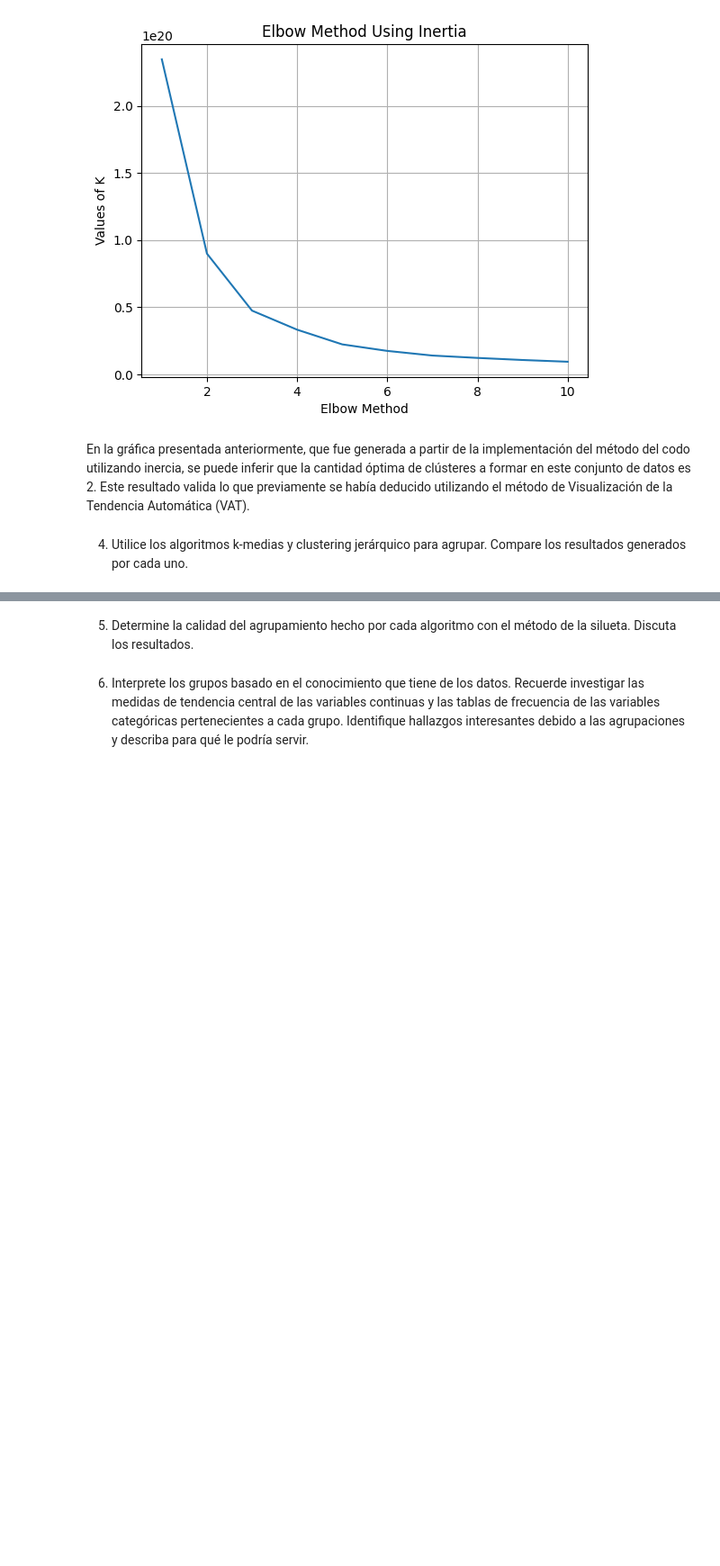
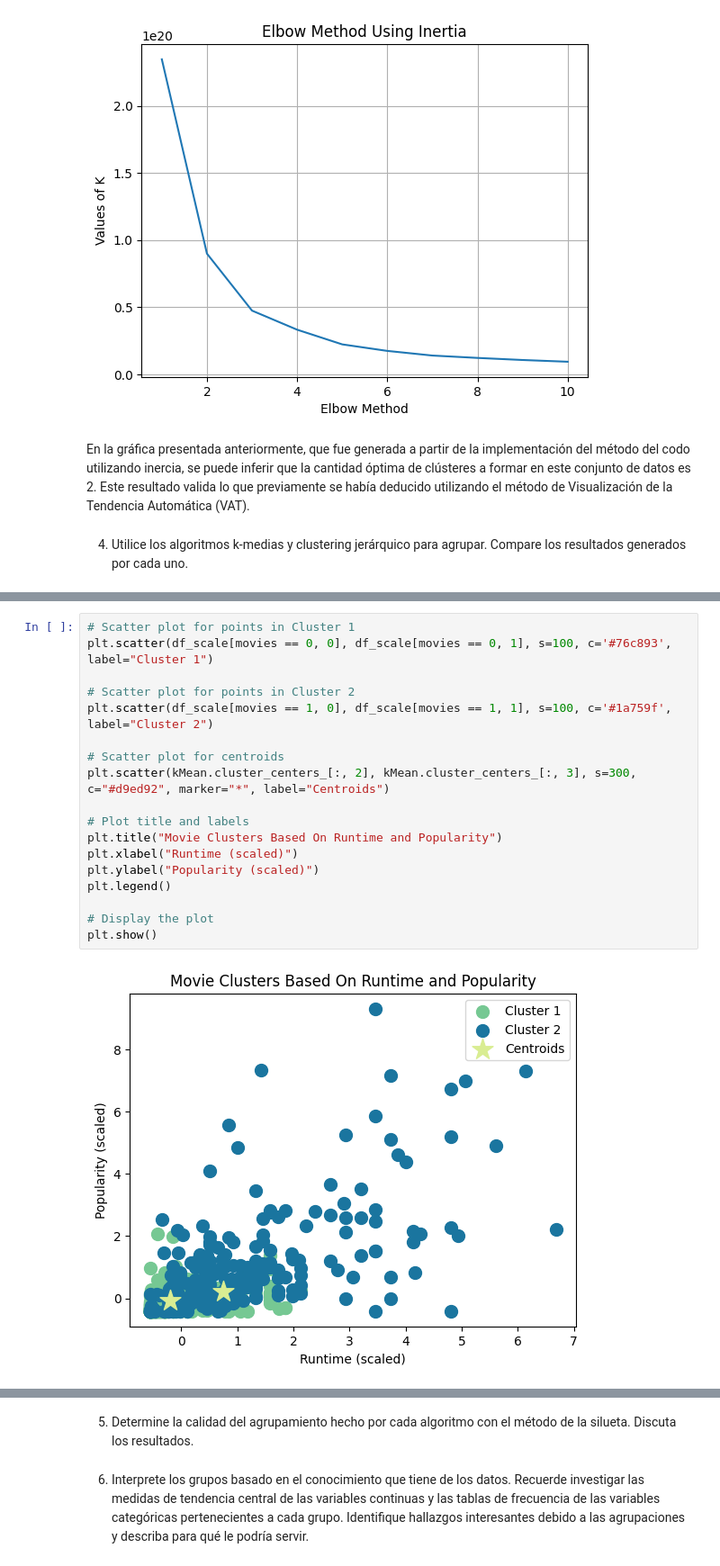
Before and after one commit to MelissaPerez09/HT02-DataMining, a Jupyter notebook: actividades.ipynb, the cells around one changed output, grey strips where cells are left out. Shown: that part at 90% size. Saved outputs shown, nothing was run; the diff lists cells and outputs as text; blank space fills up the shorter version.

```diff
--- a/actividades.ipynb
+++ b/actividades.ipynb
@@ -149,0 +195,20 @@ En la gráfica presentada anteriormente, que fue generada a partir de la impleme
+# %%
+# Scatter plot for points in Cluster 1
+plt.scatter(df_scale[movies == 0, 0], df_scale[movies == 0, 1], s=100, c='#76c893', label="Cluster 1")
+
+# Scatter plot for points in Cluster 2
+plt.scatter(df_scale[movies == 1, 0], df_scale[movies == 1, 1], s=100, c='#1a759f', label="Cluster 2")
+
+# Scatter plot for centroids
+plt.scatter(kMean.cluster_centers_[:, 2], kMean.cluster_centers_[:, 3], s=300, c="#d9ed92", marker="*", label="Centroids")
+
+# Plot title and labels
+plt.title("Movie Clusters Based On Runtime and Popularity")
+plt.xlabel("Runtime (scaled)")
+plt.ylabel("Popularity (scaled)")
+plt.legend()
+
+# Display the plot
+plt.show()
+# %% [output]
+[figure, added]
```
Also changed, not shown: parts of 5 cells of this notebook.
